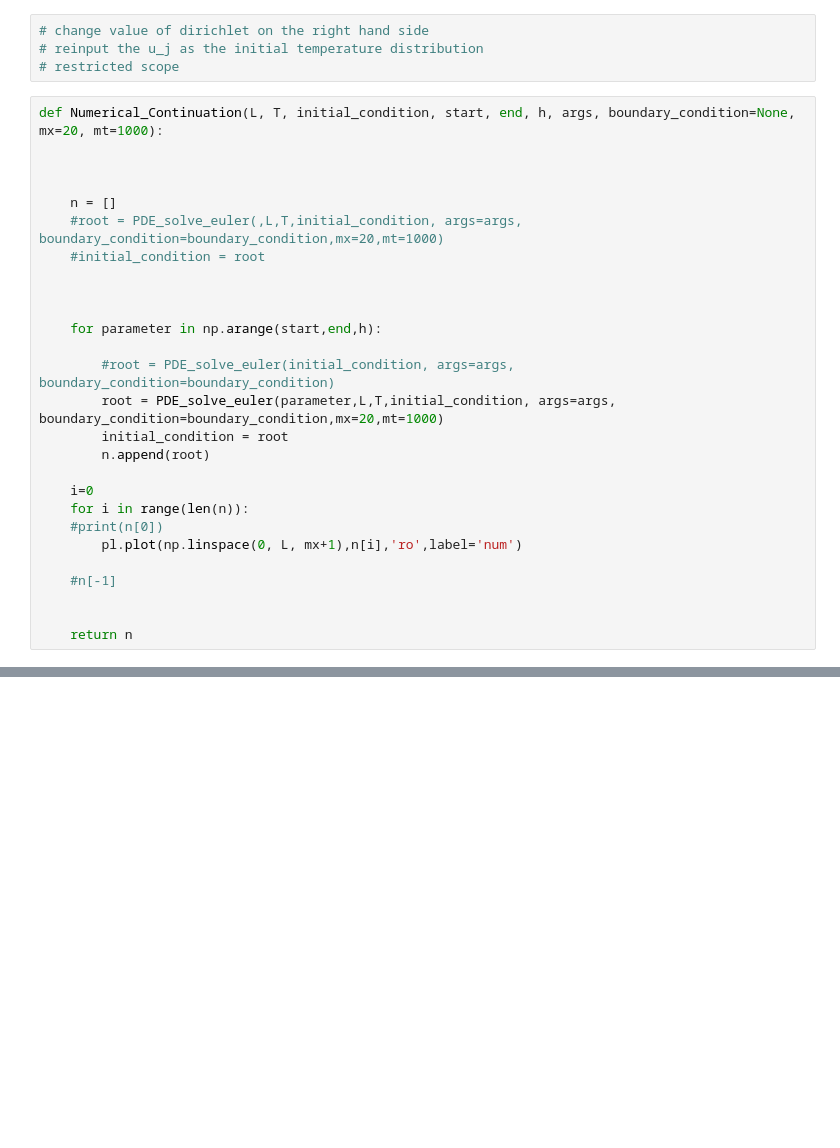
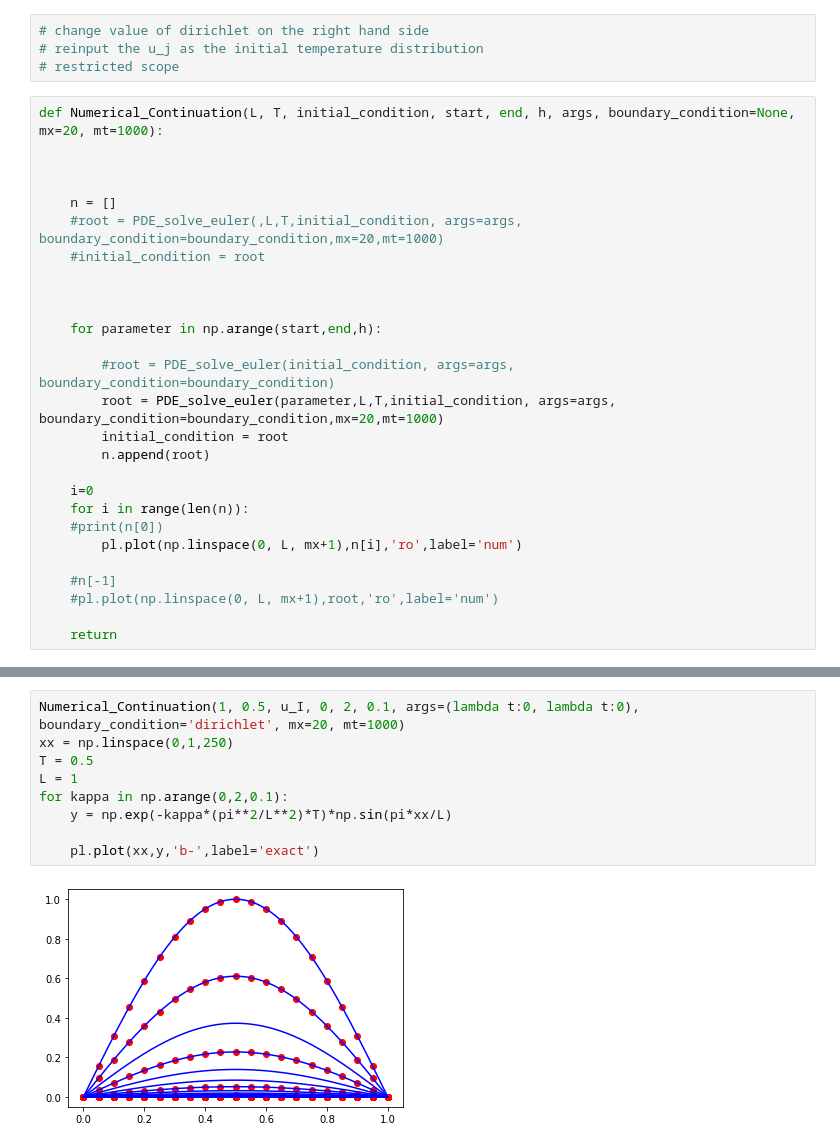
Before and after one commit to TheaRoseBarnes/emat30008, a Jupyter notebook: myForwardEuler1DDiffusion.ipynb, the cells around one changed output, grey strips where cells are left out. Cells and saved outputs as stored; diff of their text form; blank space fills up the shorter version.

Commit message:
plotting exact solution for parameter continuation against finite diff solution

```diff
--- a/myForwardEuler1DDiffusion.ipynb
+++ b/myForwardEuler1DDiffusion.ipynb
@@ -817,8 +816,8 @@ def Numerical_Continuation(L, T, initial_condition, start, end, h, args, boundar
         pl.plot(np.linspace(0, L, mx+1),n[i],'ro',label='num')
 
     #n[-1]
+    #pl.plot(np.linspace(0, L, mx+1),root,'ro',label='num')
 
-
-    return n
+    return
 # %%
 Numerical_Continuation(1, 0.5, u_I, 0, 2, 0.1, args=(lambda t:1, lambda t:0), boundary_condition='dirichlet', mx=20, mt=1000)
@@ -825 +826,12 @@ Numerical_Continuation(1, 0.5, u_I, 0, 2, 0.1, args=(lambda t:1, lambda t:0), bo
+# %%
+Numerical_Continuation(1, 0.5, u_I, 0, 2, 0.1, args=(lambda t:0, lambda t:0), boundary_condition='dirichlet', mx=20, mt=1000)
+xx = np.linspace(0,1,250)
+T = 0.5
+L = 1
+for kappa in np.arange(0,2,0.1):
+    y = np.exp(-kappa*(pi**2/L**2)*T)*np.sin(pi*xx/L)
+
+    pl.plot(xx,y,'b-',label='exact')
+# %% [output]
+[figure, added]
 # %%
```
Also changed, not shown: parts of 7 cells of this notebook.
